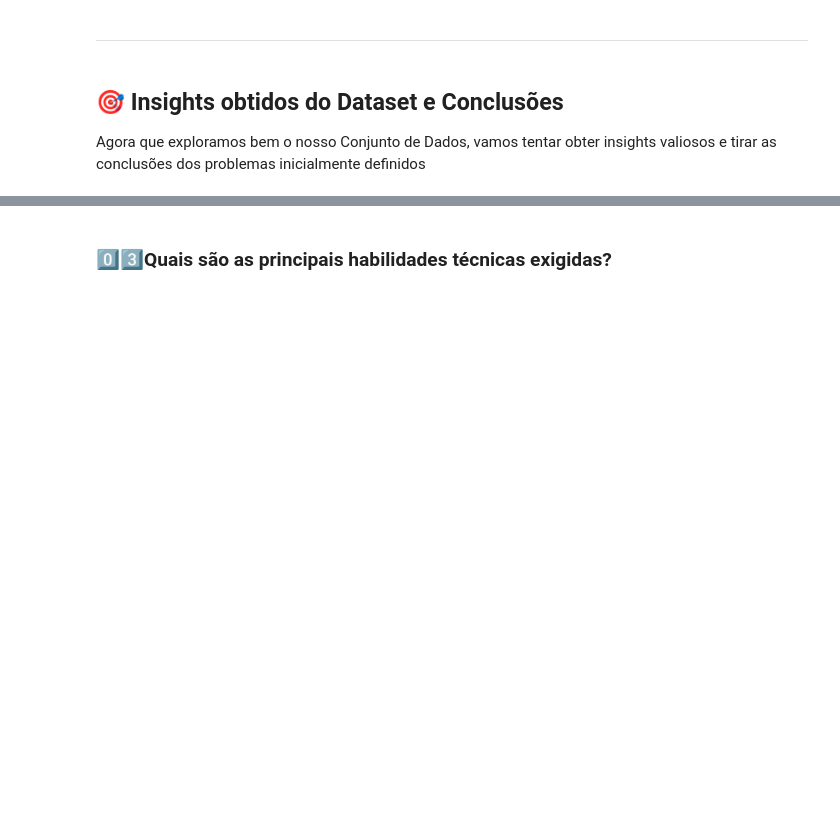
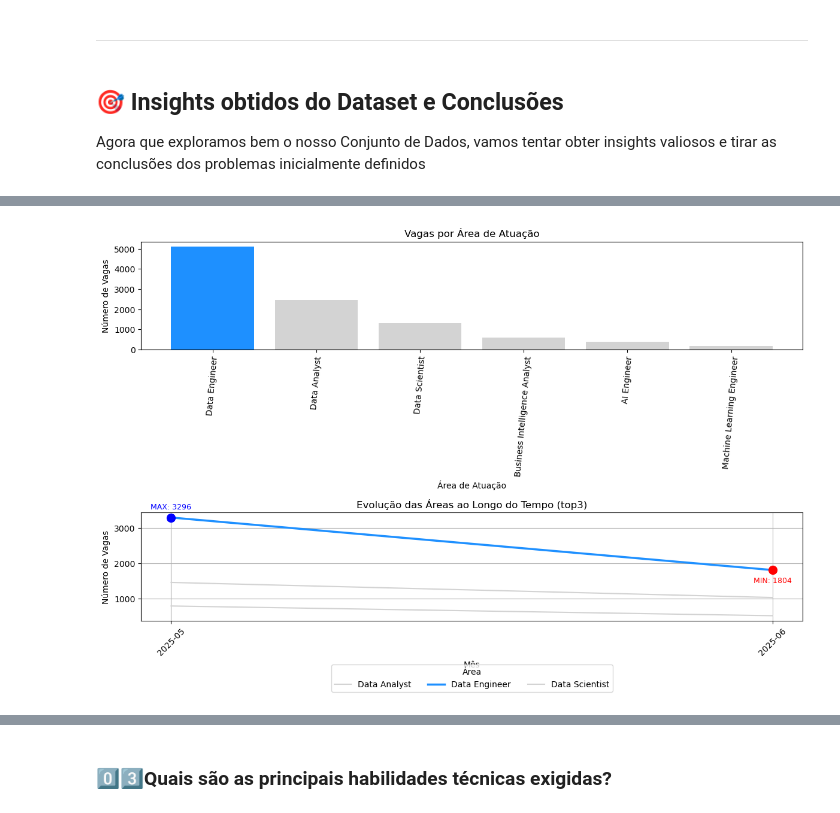
Before and after one commit to Cavalheiro93/mvp-data-analyst-global-ai-market, a Jupyter notebook: Projeto_MVP.ipynb, the cells around one changed output, grey strips where cells are left out. Drawn from its saved outputs; the diff is of its cells as text; code cells hidden in the pictures; blank space fills up the shorter version.

```diff
--- a/Projeto_MVP.ipynb
+++ b/Projeto_MVP.ipynb
@@ -917,0 +916,82 @@ Sendo assim, a vaga de "Machine Learning Researcher" tem um grande potêncial de
+# %%
+# Criar figura com 2 subplots em coluna
+
+df_unificado_global = df_unificado.loc[df_unificado['company_location'] == 'Brasil']
+
+
+fig, axs = plt.subplots(2, 1, figsize=(12, 9))
+
+# ================================
+# Gráfico 1: Barras totais com primeira barra azul
+# ================================
+df_agrupado = df_unificado_global['job_title'].value_counts()
+
+# Cria a lista de cores: primeira barra azul, outras cinza
+cores = ['dodgerblue'] + ['lightgray'] * (len(df_agrupado) - 1)
+
+# Plota o gráfico com cores personalizadas
+axs[0].bar(df_agrupado.index, df_agrupado.values, color=cores)
+axs[0].set_title('Vagas por Área de Atuação')
+axs[0].set_xlabel('Área de Atuação')
+axs[0].set_ylabel('Número de Vagas')
+axs[0].tick_params(axis='x', rotation=85)
+
+
+# ================================
+# Gráfico 2: Linhas no tempo
+# ================================
+top_5_areas = df_unificado_global['job_title'].value_counts().nlargest(3).index
+df_top = df_unificado_global[df_unificado_global['job_title'].isin(top_5_areas)]
+
+df_linhas = (
+    df_top
+    .groupby(['Start_Month', 'job_title'])
+    .size()
+    .unstack(fill_value=0)
+)
+
+total_por_area = df_linhas.sum()
+area_destaque = total_por_area.idxmax()
+
+# Pegando a série da linha azul
+serie_destaque = df_linhas[area_destaque]
+x = df_linhas.index
+
+# Encontrando pico e vale
+pico_idx = serie_destaque.idxmax()
+vale_idx = serie_destaque.idxmin()
+pico_val = serie_destaque.max()
+vale_val = serie_destaque.min()
+
+# Plotando as linhas
+for area in df_linhas.columns:
+    if area == area_destaque:
+        axs[1].plot(x, serie_destaque, label=area, color='dodgerblue', linewidth=2.5)
+    else:
+        axs[1].plot(x, df_linhas[area], label=area, color='lightgray', linewidth=1.5)
+
+# Destaques no gráfico
+axs[1].scatter(pico_idx, pico_val, color='blue', s=100, zorder=5)
+axs[1].annotate(f'MAX: {pico_val}', (pico_idx, pico_val),
+                textcoords="offset points", xytext=(0,10), ha='center', fontsize=9, color='blue')
+
+axs[1].scatter(vale_idx, vale_val, color='red', s=100, zorder=5)
+axs[1].annotate(f'MIN: {vale_val}', (vale_idx, vale_val),
+                textcoords="offset points", xytext=(0,-15), ha='center', fontsize=9, color='red')
+
+axs[1].set_title('Evolução das Áreas ao Longo do Tempo (top3)')
+axs[1].set_xlabel('Mês')
+axs[1].set_ylabel('Número de Vagas')
+axs[1].tick_params(axis='x', rotation=45)
+axs[1].grid(True)
+axs[1].legend(title='Área', loc='lower center', bbox_to_anchor=(0.5, -0.7), ncol=3)
+
+# Layout final
+plt.tight_layout()
+plt.show()
+
+# df_skills_job_title = GeradorSkillsPorCategoria(df_unificado_global, 'job_title')
+# df_skills_job_title.gerar()
+# df_skills_job_title.plotar_top_habilidades_interativo(top_n=5, categoria_especifica="Data Engineer")
+# %% [output]
+[figure, added]
```
Also changed, not shown: parts of 21 cells of this notebook.
